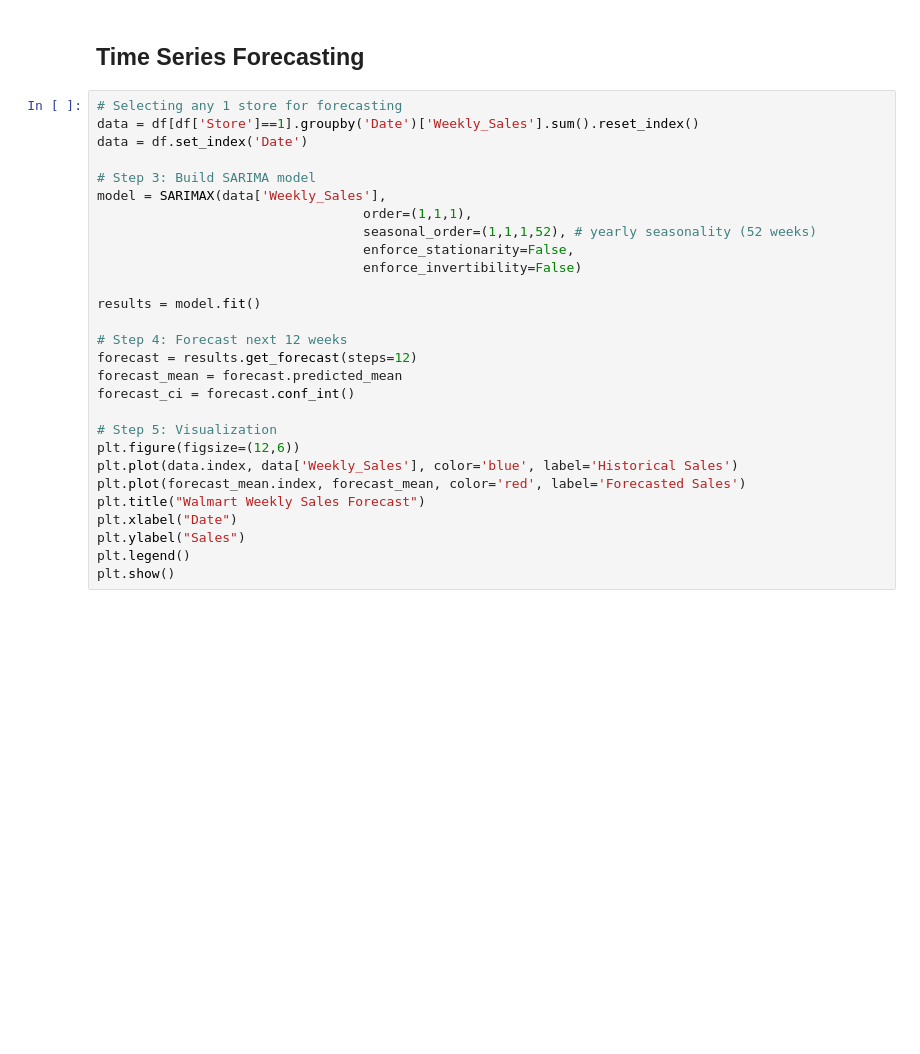
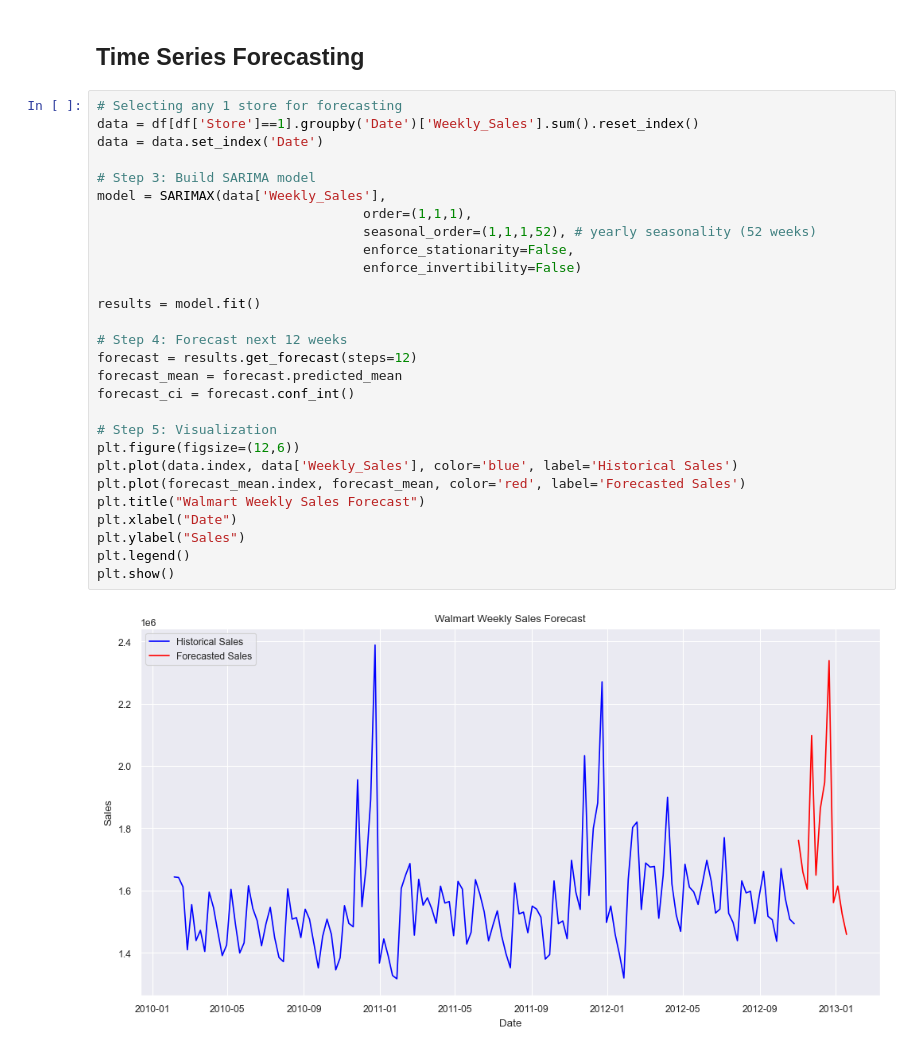
Before and after one commit to Shubhamchaurasia014/Walmart-Sales-Analysis-and-Forecasting, a Jupyter notebook: Sales_forecasting.ipynb, the cells around one changed output. Saved outputs shown, nothing was run; the diff lists cells and outputs as text; blank space fills up the shorter version.

```diff
--- a/Sales_forecasting.ipynb
+++ b/Sales_forecasting.ipynb
@@ -189,28 +194,30 @@ NO significant difference between holiday and non holiday sales.
 # %%
 # Selecting any 1 store for forecasting
 data = df[df['Store']==1].groupby('Date')['Weekly_Sales'].sum().reset_index()
-data = df.set_index('Date')
+data = data.set_index('Date')
 
 # Step 3: Build SARIMA model
 model = SARIMAX(data['Weekly_Sales'],
                                   order=(1,1,1),
                                   seasonal_order=(1,1,1,52), # yearly seasonality (52 weeks)
                                   enforce_stationarity=False,
                                   enforce_invertibility=False)
 
 results = model.fit()
 
 # Step 4: Forecast next 12 weeks
 forecast = results.get_forecast(steps=12)
 forecast_mean = forecast.predicted_mean
 forecast_ci = forecast.conf_int()
 
 # Step 5: Visualization
 plt.figure(figsize=(12,6))
 plt.plot(data.index, data['Weekly_Sales'], color='blue', label='Historical Sales')
 plt.plot(forecast_mean.index, forecast_mean, color='red', label='Forecasted Sales')
 plt.title("Walmart Weekly Sales Forecast")
 plt.xlabel("Date")
 plt.ylabel("Sales")
 plt.legend()
 plt.show()
+# %% [output]
+[figure, added]
```
Also changed, not shown: parts of 4 cells of this notebook.
